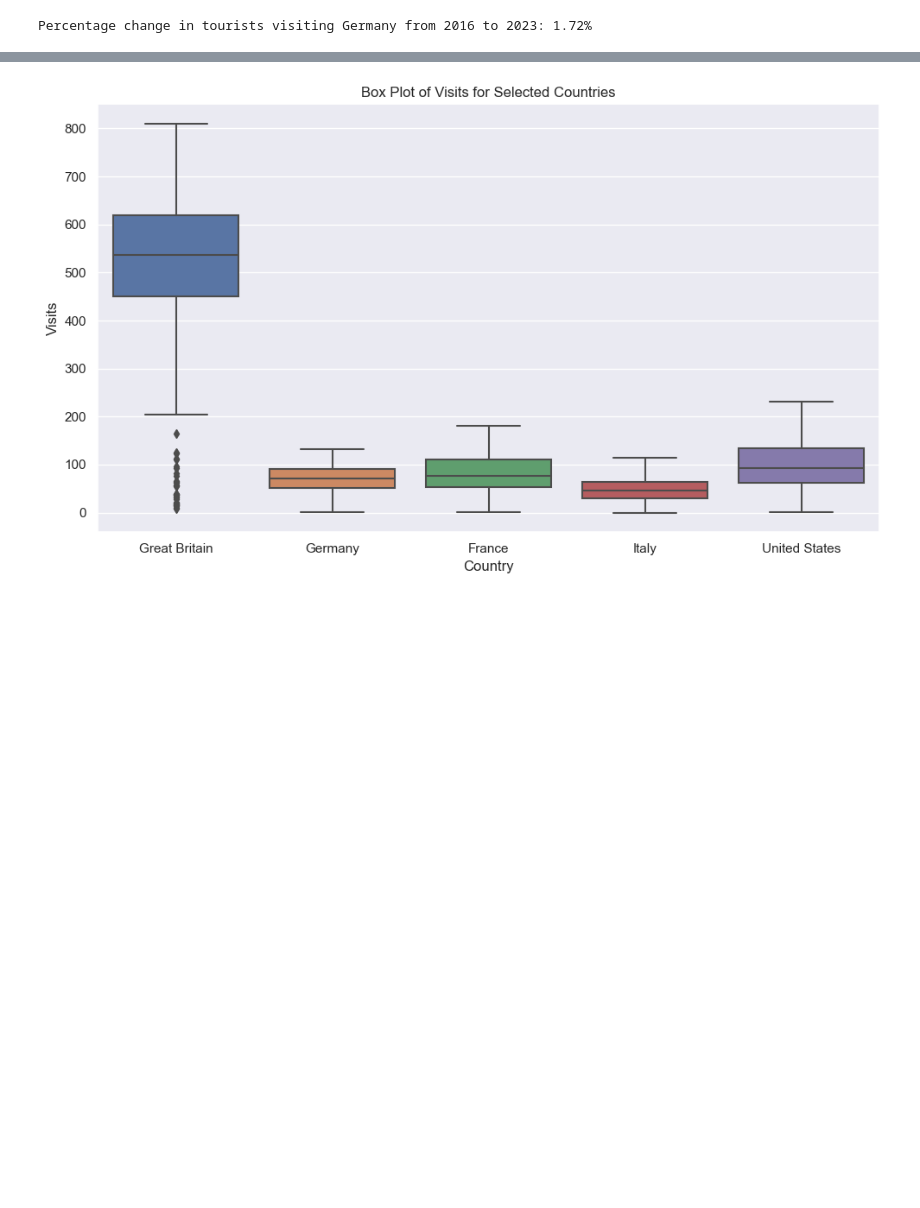
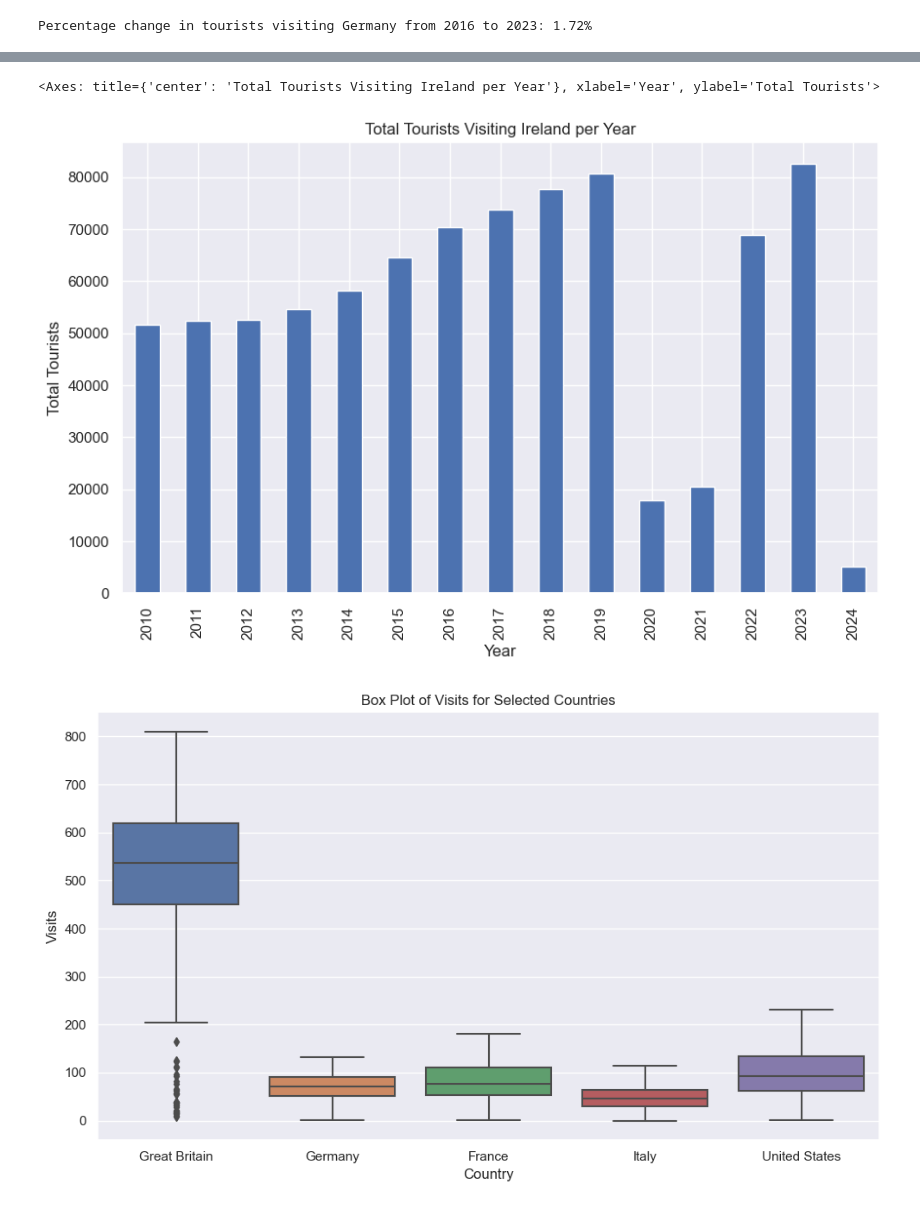
Before and after one commit to CoreyLouiseHughes/CA1_Tourism_CoreyHughes, a Jupyter notebook: Tourism_CA1.ipynb, the cells around one changed output, grey strips where cells are left out. Saved outputs shown, nothing was run; the diff lists cells and outputs as text; code cells hidden in the pictures; blank space fills up the shorter version.

Commit message:
Descriptive statistics
Added in some more detail about total tourist per year and plotted it

```diff
--- a/Tourism_CA1.ipynb
+++ b/Tourism_CA1.ipynb
@@ -136,9 +148,9 @@ UNIT               0
 VALUE              4
 dtype: int64
 # %%
-mean_value = df['VALUE'].mean()
+mean_value = df_update['VALUE'].mean()
 
 # Fill NaN values with the mean of VALUE - give reference in report as to why this is important
-df['VALUE'].fillna(mean_value, inplace=True)
+df_update['VALUE'].fillna(mean_value, inplace=True)
 # %%
 # Now my dataset is clean and there are no NaN, mal or missing values
@@ -540,0 +508,4 @@ plt.show()
+# %%
+# Calculate total tourists for each year
+total_tourists_per_year = df_update.groupby('Year')['VALUE'].sum()
+print(total_tourists_per_year)
@@ -541,3 +530,9 @@ plt.show()
+# %%
+# Plot total tourists per year
+total_tourists_per_year.plot(kind='bar', figsize=(10, 6), xlabel='Year', ylabel='Total Tourists', title='Total Tourists Visiting Ireland per Year')
+# %% [output]
+<Axes: title={'center': 'Total Tourists Visiting Ireland per Year'}, xlabel='Year', ylabel='Total Tourists'>
+[figure, added]
 # %%
 import pandas as pd
 import seaborn as sns
```
Also changed, not shown: parts of 11 cells of this notebook.
